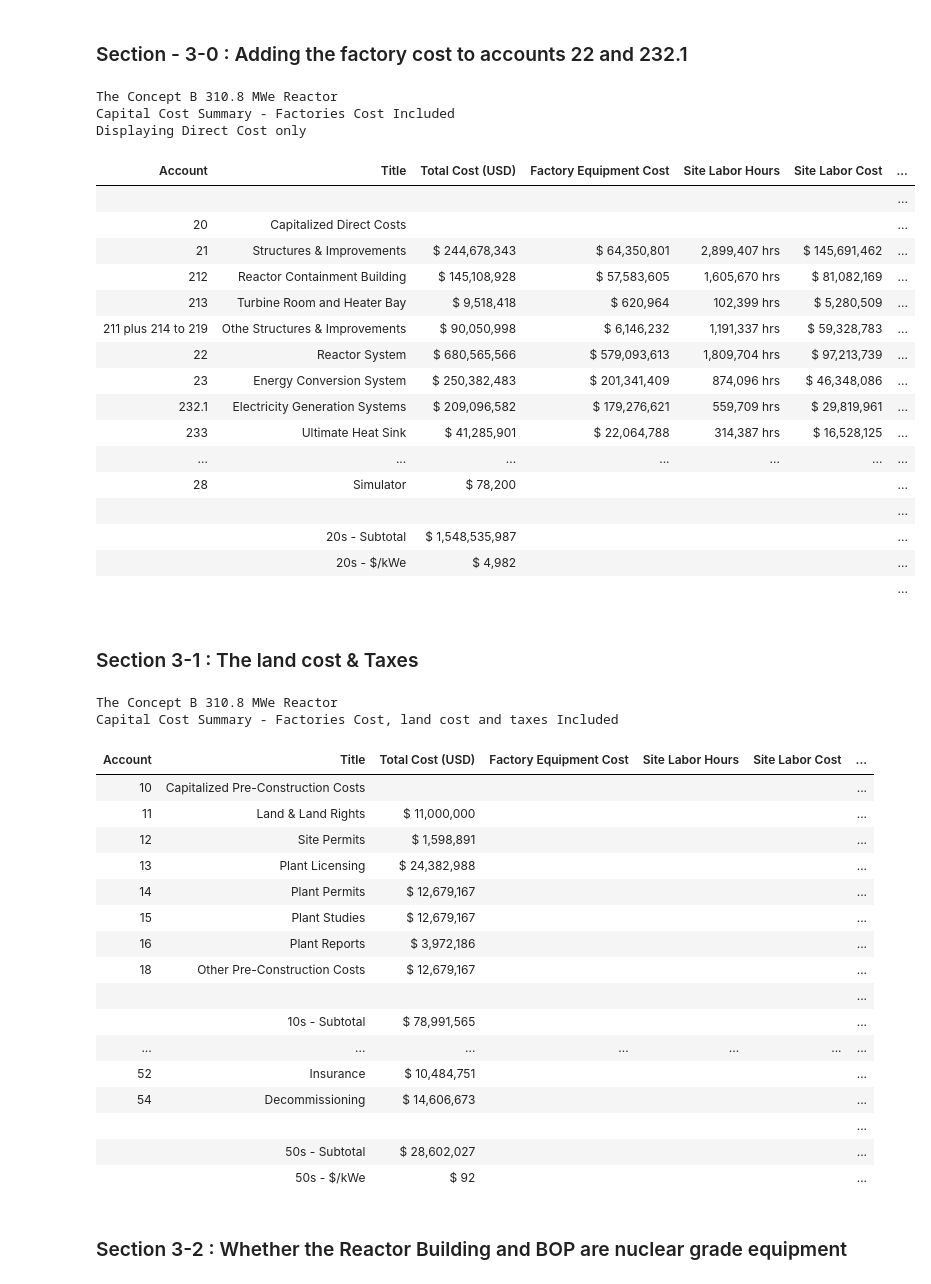
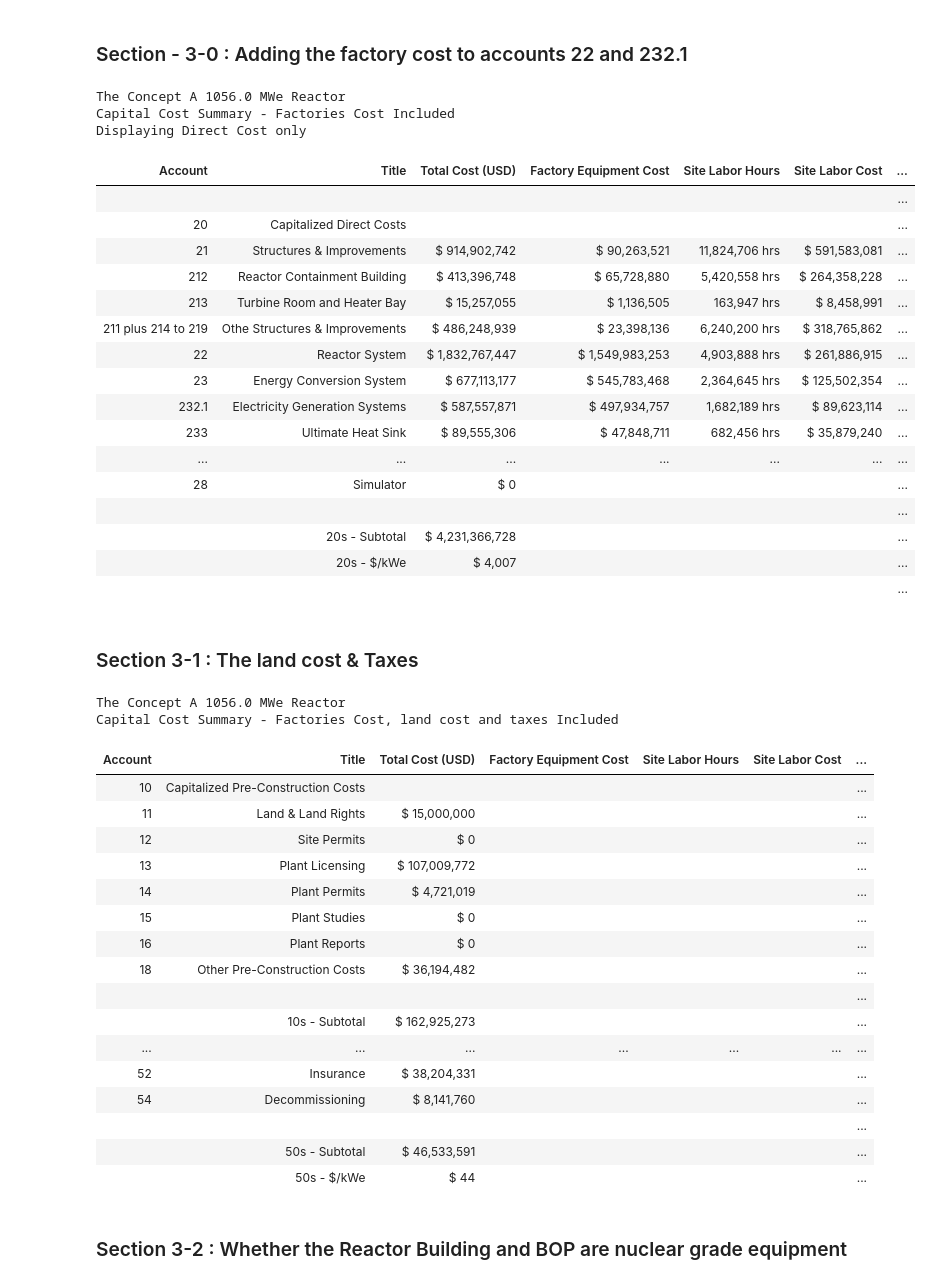
Before and after one commit to accert-dev/ACCERT, a Jupyter notebook: Cost_Reduction/CostReduction_exploration_mode.ipynb, the cells around one changed output. Cells and saved outputs as stored; diff of their text form; code cells hidden in the pictures.

```diff
--- a/Cost_Reduction/CostReduction_exploration_mode.ipynb
+++ b/Cost_Reduction/CostReduction_exploration_mode.ipynb
@@ -78,7 +87,7 @@ FOAK Capital Cost Summary - Baseline hypothetical well-executeed project
 ## ## User-defined Independent Variables (Global Levers)
 
 # reactor type: Concept A or Concept B
-reactor_type = "Concept B"
+reactor_type = "Concept A"
 
 # Which reactor unit: first of a kind : nth of a kind
 n_th = 1
@@ -120,6 +129,8 @@ N_cons =5
 # modularity : "stick_built"  or "modularized"
 mod_0 = "modularized"
 
+
+
 # cross_site_standardization :
 standardization_0 = 0.8 # 0.7 corresponds to 70% standardization for PWRs
 
@@ -128,7 +139,7 @@ BOP_grade_0 = "non_nuclear"
 RB_grade_0 = "nuclear"
 
 # #investment tax credits subsidies
-ITC_0 = 0
+ITC_0 = 0.06
 
 #number of reactors claiming ITC
 n_ITC = 3
@@ -218,51 +229,52 @@ def add_factory_cost(Reactor_data_0, power, f_22, f_2321):
 
 
     Reactor_data_fac = update_high_level_costs(db, power)
-
+    ref_tot_lab_hrs = sum_lab_hrs (Reactor_data_fac)
 
     Reactor_data_fac_ = pd.DataFrame()
     Reactor_data_fac_ = Reactor_data_fac[['Account', 'Title', 'Total Cost (USD)', 'Factory Equipment Cost', 'Site Labor Hours', 'Site Labor Cost',\
                     'Site Material Cost']].copy()
 
-    return Reactor_data_fac_
+
+    return Reactor_data_fac_  , ref_tot_lab_hrs
 
 
 
 # Example
 
 reactor_data = (reactor_data_read(reactor_type ))[0]
 reactor_power = (reactor_data_read(reactor_type ))[1]
 
-Reactor_data_factory = add_factory_cost(reactor_data , reactor_power, f_22, f_2321)
+Reactor_data_factory = (add_factory_cost(reactor_data , reactor_power, f_22, f_2321))[0]
 Reactor_data_factory_pretty = prettify(Reactor_data_factory,\
     f" The {reactor_type} {np.round(reactor_power/1000,1)} MWe Reactor <br> Capital Cost Summary - Factories Cost Included  <br> Displaying Direct Cost only<br><br> ", "no_subsidies")
 
-# list of rows to hide (not affected by this cost change)
+# # list of rows to hide (not affected by this cost change)
 list1 = list(range(0, 11))
 list2 = list(range(29, 69))
 hidden_list1 = list1 + list2
 
 Reactor_data_factory_pretty.hide(subset=hidden_list1, axis=0) # show direct cost only
 # %% [output]
-The Concept B 310.8 MWe Reactor
+The Concept A 1056.0 MWe Reactor
 Capital Cost Summary - Factories Cost Included
 Displaying Direct Cost only
 | Account | Title | Total Cost (USD) | Factory Equipment Cost | Site Labor Hours | Site Labor Cost | ... |
 |  |  |  |  |  |  | ... |
 | 20 | Capitalized Direct Costs |  |  |  |  | ... |
-| 21 | Structures & Improvements | $ 244,678,343 | $ 64,350,801 | 2,899,407 hrs | $ 145,691,462 | ... |
-| 212 | Reactor Containment Building | $ 145,108,928 | $ 57,583,605 | 1,605,670 hrs | $ 81,082,169 | ... |
-| 213 | Turbine Room and Heater Bay | $ 9,518,418 | $ 620,964 | 102,399 hrs | $ 5,280,509 | ... |
-| 211 plus 214 to 219 | Othe Structures & Improvements | $ 90,050,998 | $ 6,146,232 | 1,191,337 hrs | $ 59,328,783 | ... |
-| 22 | Reactor System | $ 680,565,566 | $ 579,093,613 | 1,809,704 hrs | $ 97,213,739 | ... |
-| 23 | Energy Conversion System | $ 250,382,483 | $ 201,341,409 | 874,096 hrs | $ 46,348,086 | ... |
-| 232.1 | Electricity Generation Systems | $ 209,096,582 | $ 179,276,621 | 559,709 hrs | $ 29,819,961 | ... |
-| 233 | Ultimate Heat Sink | $ 41,285,901 | $ 22,064,788 | 314,387 hrs | $ 16,528,125 | ... |
+| 21 | Structures & Improvements | $ 914,902,742 | $ 90,263,521 | 11,824,706 hrs | $ 591,583,081 | ... |
+| 212 | Reactor Containment Building | $ 413,396,748 | $ 65,728,880 | 5,420,558 hrs | $ 264,358,228 | ... |
+| 213 | Turbine Room and Heater Bay | $ 15,257,055 | $ 1,136,505 | 163,947 hrs | $ 8,458,991 | ... |
+| 211 plus 214 to 219 | Othe Structures & Improvements | $ 486,248,939 | $ 23,398,136 | 6,240,200 hrs | $ 318,765,862 | ... |
+| 22 | Reactor System | $ 1,832,767,447 | $ 1,549,983,253 | 4,903,888 hrs | $ 261,886,915 | ... |
+| 23 | Energy Conversion System | $ 677,113,177 | $ 545,783,468 | 2,364,645 hrs | $ 125,502,354 | ... |
+| 232.1 | Electricity Generation Systems | $ 587,557,871 | $ 497,934,757 | 1,682,189 hrs | $ 89,623,114 | ... |
+| 233 | Ultimate Heat Sink | $ 89,555,306 | $ 47,848,711 | 682,456 hrs | $ 35,879,240 | ... |
 | ... | ... | ... | ... | ... | ... | ... |
-| 28 | Simulator | $ 78,200 |  |  |  | ... |
+| 28 | Simulator | $ 0 |  |  |  | ... |
 |  |  |  |  |  |  | ... |
-|  | 20s - Subtotal | $ 1,548,535,987 |  |  |  | ... |
-|  | 20s - $/kWe | $ 4,982 |  |  |  | ... |
+|  | 20s - Subtotal | $ 4,231,366,728 |  |  |  | ... |
+|  | 20s - $/kWe | $ 4,007 |  |  |  | ... |
 |  |  |  |  |  |  | ... |
 # %% [markdown]
 ### Section 3-1 : The land cost & Taxes
@@ -305,7 +317,7 @@ def add_land_cost(Reactor_data_fac, land_cost_per_acre, power):
 reactor_data = (reactor_data_read(reactor_type ))[0]
 reactor_power = (reactor_data_read(reactor_type ))[1]
 
-Reactor_data_factory = add_factory_cost(reactor_data , reactor_power, f_22, f_2321)
+Reactor_data_factory = (add_factory_cost(reactor_data , reactor_power, f_22, f_2321))[0]
 
 Reactor_data_factory_land_taxes = add_land_cost(Reactor_data_factory , land_cost_per_acre_0, reactor_power)
 Reactor_data_factory_land_taxes_pretty = prettify(Reactor_data_factory_land_taxes,\
@@ -316,25 +328,25 @@ hidden_list2 = list(range(46, 69))
 
 Reactor_data_factory_land_taxes_pretty.hide(subset=hidden_list2, axis=0) # show direct cost only
 # %% [output]
-The Concept B 310.8 MWe Reactor
+The Concept A 1056.0 MWe Reactor
 Capital Cost Summary - Factories Cost, land cost and taxes Included
 | Account | Title | Total Cost (USD) | Factory Equipment Cost | Site Labor Hours | Site Labor Cost | ... |
 | 10 | Capitalized Pre-Construction Costs |  |  |  |  | ... |
-| 11 | Land & Land Rights | $ 11,000,000 |  |  |  | ... |
-| 12 | Site Permits | $ 1,598,891 |  |  |  | ... |
-| 13 | Plant Licensing | $ 24,382,988 |  |  |  | ... |
-| 14 | Plant Permits | $ 12,679,167 |  |  |  | ... |
-| 15 | Plant Studies | $ 12,679,167 |  |  |  | ... |
-| 16 | Plant Reports | $ 3,972,186 |  |  |  | ... |
-| 18 | Other Pre-Construction Costs | $ 12,679,167 |  |  |  | ... |
+| 11 | Land & Land Rights | $ 15,000,000 |  |  |  | ... |
+| 12 | Site Permits | $ 0 |  |  |  | ... |
+| 13 | Plant Licensing | $ 107,009,772 |  |  |  | ... |
+| 14 | Plant Permits | $ 4,721,019 |  |  |  | ... |
+| 15 | Plant Studies | $ 0 |  |  |  | ... |
+| 16 | Plant Reports | $ 0 |  |  |  | ... |
+| 18 | Other Pre-Construction Costs | $ 36,194,482 |  |  |  | ... |
 |  |  |  |  |  |  | ... |
-|  | 10s - Subtotal | $ 78,991,565 |  |  |  | ... |
+|  | 10s - Subtotal | $ 162,925,273 |  |  |  | ... |
 | ... | ... | ... | ... | ... | ... | ... |
-| 52 | Insurance | $ 10,484,751 |  |  |  | ... |
-| 54 | Decommissioning | $ 14,606,673 |  |  |  | ... |
+| 52 | Insurance | $ 38,204,331 |  |  |  | ... |
+| 54 | Decommissioning | $ 8,141,760 |  |  |  | ... |
 |  |  |  |  |  |  | ... |
-|  | 50s - Subtotal | $ 28,602,027 |  |  |  | ... |
-|  | 50s - $/kWe | $ 92 |  |  |  | ... |
+|  | 50s - Subtotal | $ 46,533,591 |  |  |  | ... |
+|  | 50s - $/kWe | $ 44 |  |  |  | ... |
 # %% [markdown]
 ### Section 3-2 : Whether the Reactor Building and BOP are nuclear grade equipment
 # %%
```
Also changed, not shown: parts of 30 cells of this notebook.
